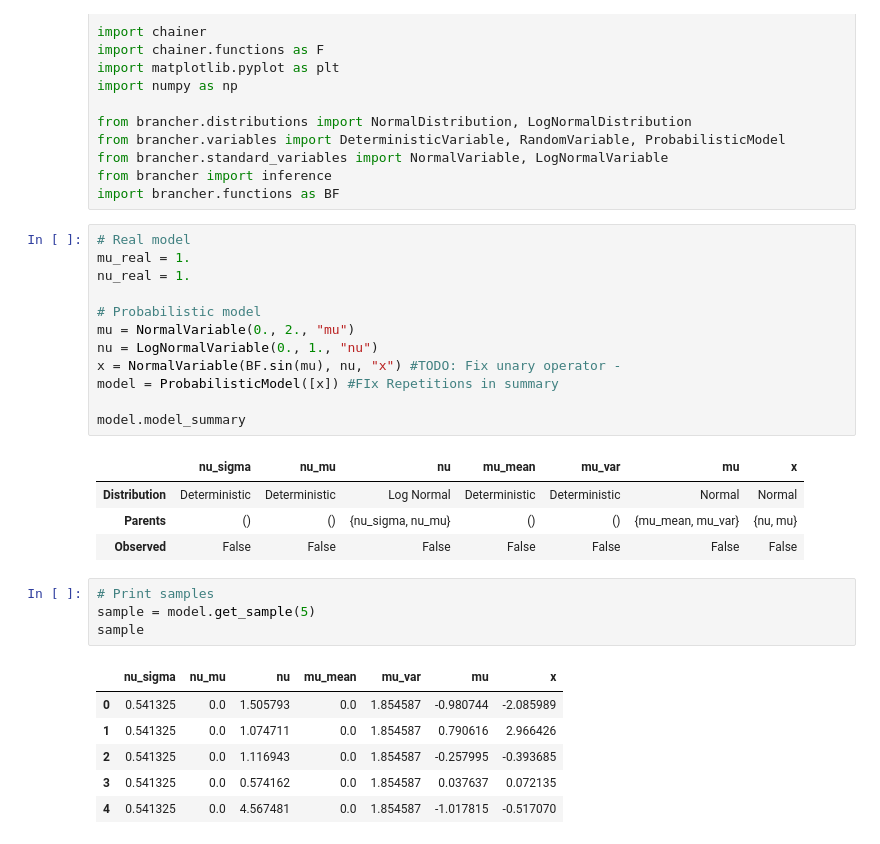
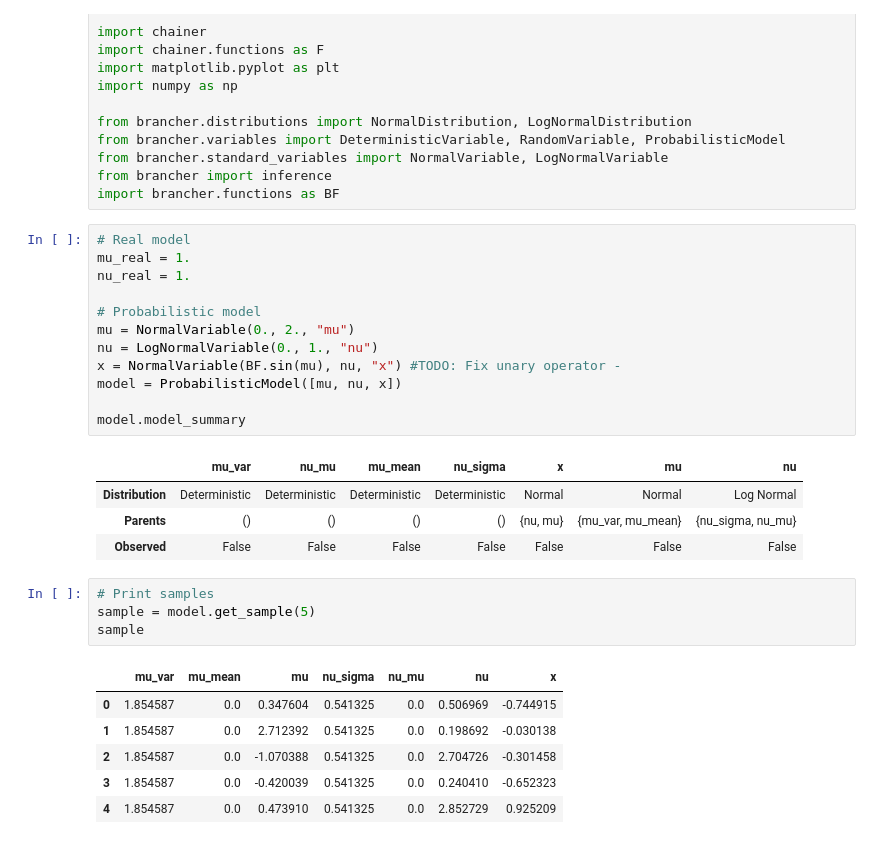
Before and after one commit to LucaAmbrogioni/Brancher, a Jupyter notebook: examples/notebooks/Intro.ipynb, the cells around one changed output. Cells and saved outputs as stored; diff of their text form.

```diff
--- a/examples/notebooks/Intro.ipynb
+++ b/examples/notebooks/Intro.ipynb
@@ -16,31 +16,31 @@ import brancher.functions as BF
 # %%
 # Real model
 mu_real = 1.
 nu_real = 1.
 
 # Probabilistic model
 mu = NormalVariable(0., 2., "mu")
 nu = LogNormalVariable(0., 1., "nu")
 x = NormalVariable(BF.sin(mu), nu, "x") #TODO: Fix unary operator -
-model = ProbabilisticModel([x]) #FIx Repetitions in summary
+model = ProbabilisticModel([mu, nu, x])
 
 model.model_summary
 # %% [output]
-|  | nu_sigma | nu_mu | nu | mu_mean | mu_var | mu | x |
-| Distribution | Deterministic | Deterministic | Log Normal | Deterministic | Deterministic | Normal | Normal |
-| Parents | () | () | {nu_sigma, nu_mu} | () | () | {mu_mean, mu_var} | {nu, mu} |
+|  | mu_var | nu_mu | mu_mean | nu_sigma | x | mu | nu |
+| Distribution | Deterministic | Deterministic | Deterministic | Deterministic | Normal | Normal | Log Normal |
+| Parents | () | () | () | () | {nu, mu} | {mu_var, mu_mean} | {nu_sigma, nu_mu} |
 | Observed | False | False | False | False | False | False | False |
 # %%
 # Print samples
 sample = model.get_sample(5)
 sample
 # %% [output]
-|  | nu_sigma | nu_mu | nu | mu_mean | mu_var | mu | x |
-| 0 | 0.541325 | 0.0 | 1.505793 | 0.0 | 1.854587 | -0.980744 | -2.085989 |
-| 1 | 0.541325 | 0.0 | 1.074711 | 0.0 | 1.854587 | 0.790616 | 2.966426 |
-| 2 | 0.541325 | 0.0 | 1.116943 | 0.0 | 1.854587 | -0.257995 | -0.393685 |
-| 3 | 0.541325 | 0.0 | 0.574162 | 0.0 | 1.854587 | 0.037637 | 0.072135 |
-| 4 | 0.541325 | 0.0 | 4.567481 | 0.0 | 1.854587 | -1.017815 | -0.517070 |
+|  | mu_var | mu_mean | mu | nu_sigma | nu_mu | nu | x |
+| 0 | 1.854587 | 0.0 | 0.347604 | 0.541325 | 0.0 | 0.506969 | -0.744915 |
+| 1 | 1.854587 | 0.0 | 2.712392 | 0.541325 | 0.0 | 0.198692 | -0.030138 |
+| 2 | 1.854587 | 0.0 | -1.070388 | 0.541325 | 0.0 | 2.704726 | -0.301458 |
+| 3 | 1.854587 | 0.0 | -0.420039 | 0.541325 | 0.0 | 0.240410 | -0.652323 |
+| 4 | 1.854587 | 0.0 | 0.473910 | 0.541325 | 0.0 | 2.852729 | 0.925209 |
 # %%
 # Print samples from single variable
 x_sample = x.get_sample(5)
```
Also changed, not shown: parts of 8 cells of this notebook, 10 other files.
